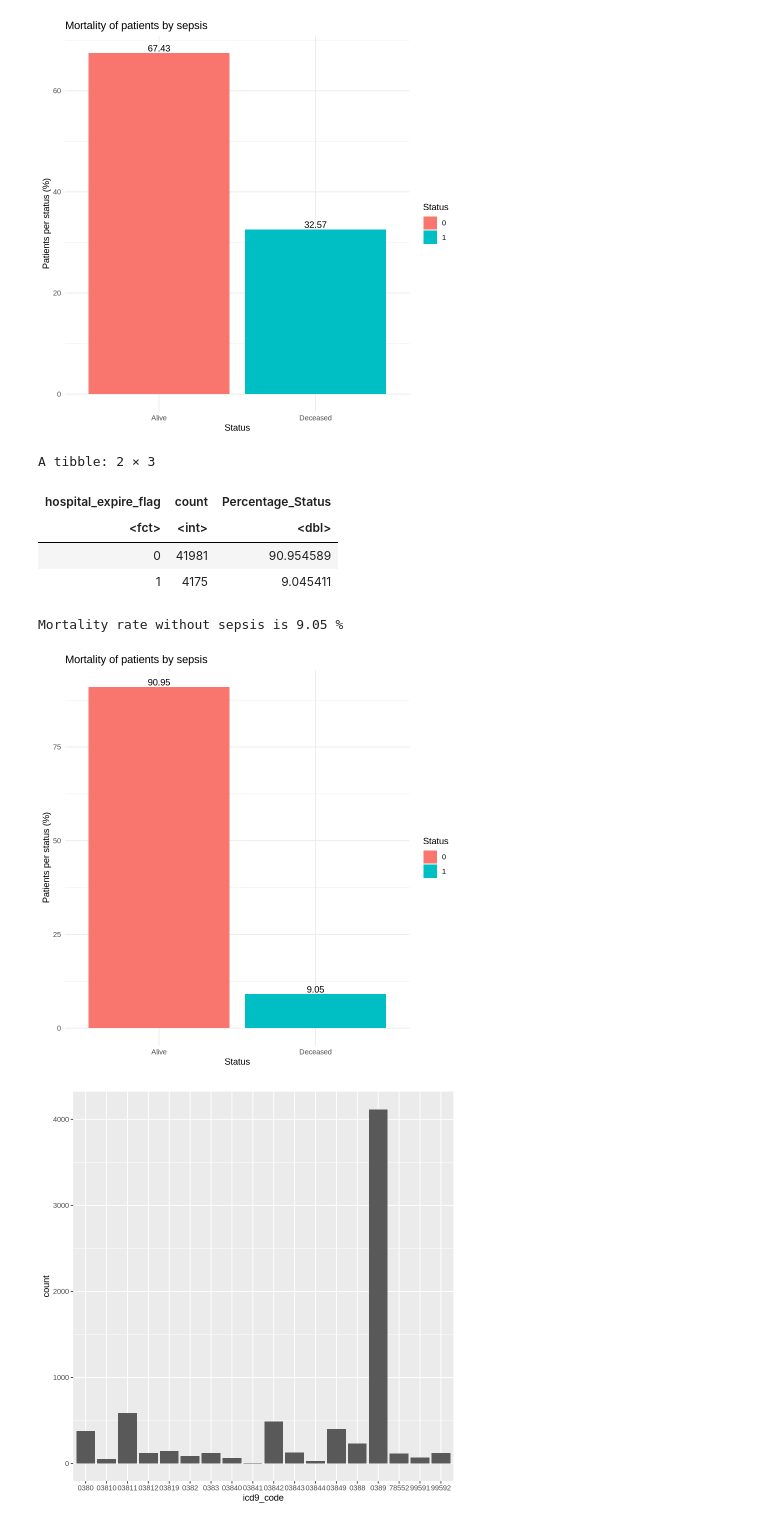
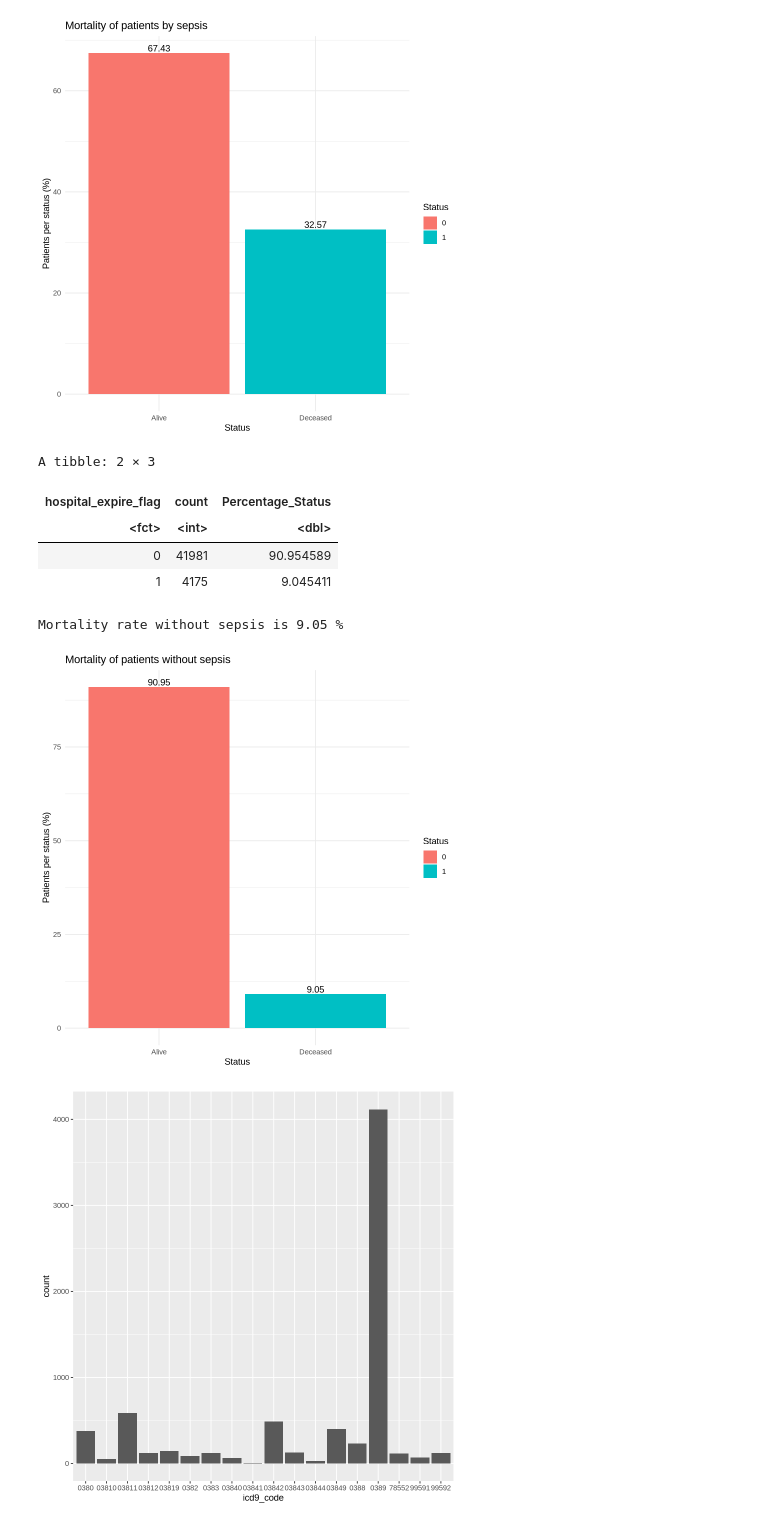
Before and after one commit to Blanqui04/EHR-A3-Group-B, a Jupyter notebook: analysis/Activity-A3.ipynb, the cells around one changed output. Cells and saved outputs as stored; diff of their text form; code cells hidden in the pictures.

Commit message:
Sepsis amb la nova cohort

```diff
--- a/analysis/Activity-A3.ipynb
+++ b/analysis/Activity-A3.ipynb
@@ -545,35 +666,35 @@ df2 <- cohort_unique%>%
     select(hospital_expire_flag) %>%
     group_by(hospital_expire_flag)%>%
     summarise(count = n())%>%
     mutate(Percentage_Status = count / sum(count) * 100)
 head(df2)
 
 mortality_sepsis <- df2 %>%
   filter(hospital_expire_flag == 1) %>%
   pull(Percentage_Status)
 cat("Mortality rate without sepsis is", round(mortality_sepsis,2), "%")
 
 ggplot(df2,
        aes(x= factor(hospital_expire_flag, levels = c(0,1), labels = c('Alive','Deceased')),
            y=Percentage_Status,
            fill = hospital_expire_flag,
            label=round(Percentage_Status,2))
        ) +
   geom_col() +
   geom_text(position=position_dodge(0.5), vjust=-0.25) +
   labs(x = 'Status',
       y = 'Patients per status (%)',
-      title = 'Mortality of patients by sepsis',
+      title = 'Mortality of patients without sepsis',
       fill = 'Status') +
   theme_minimal()
 # %% [output]
 A tibble: 2 × 3
 | hospital_expire_flag | count | Percentage_Status |
 | <fct> | <int> | <dbl> |
 | 0 | 41981 | 90.954589 |
 | 1 | 4175 | 9.045411 |
 Mortality rate without sepsis is 9.05 %
-[figure, old version]
+[figure, new version]
 # %%
 #Petit apunt no se si es un problema pero al icd9_code com que prioritzo sempre el mes baix, molts dels records son agafant el matex icd9_code
 ggplot(patients_sepsis, aes(x=icd9_code)) + geom_bar()
```
Also changed, not shown: parts of 12 cells of this notebook.
